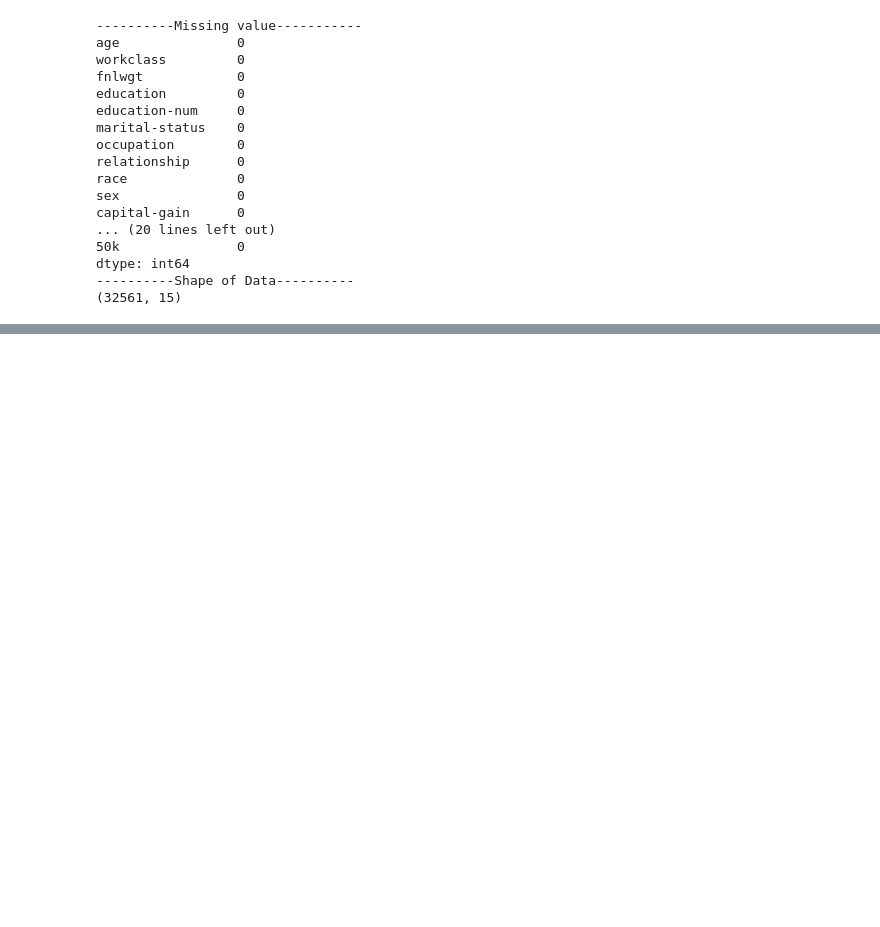
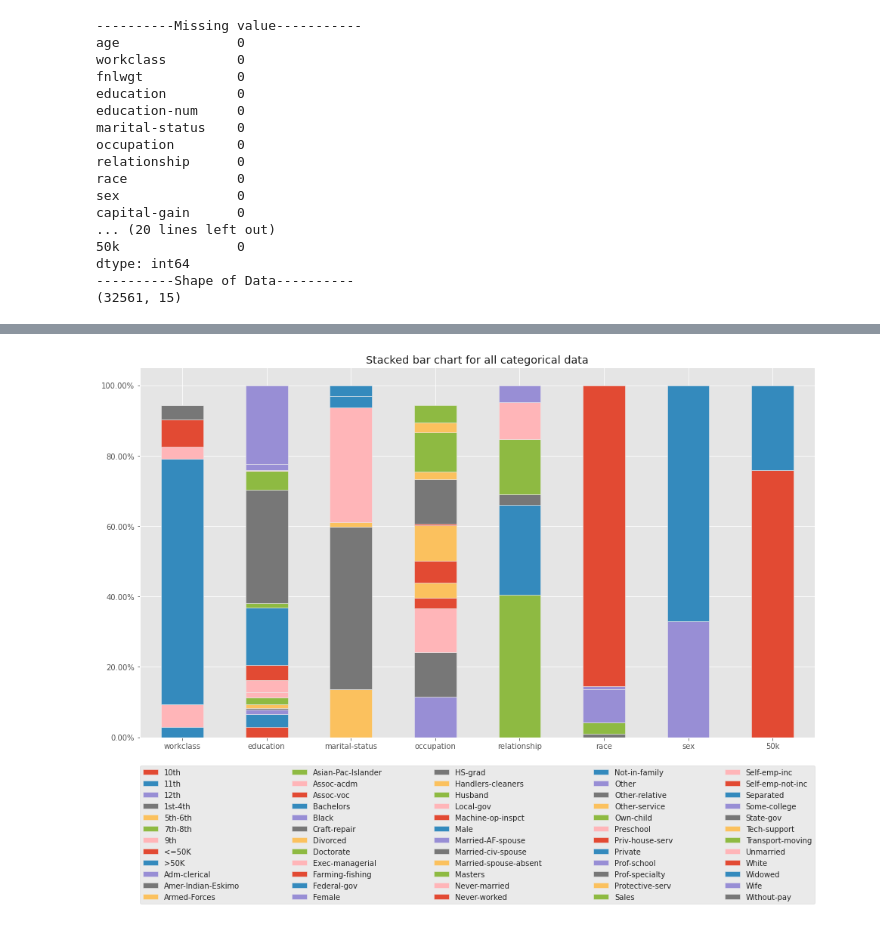
Before and after one commit to zongqi-wang/578-Data-Visualization, a Jupyter notebook: Data_Exploration_and_Visualizations.ipynb, the cells around one changed output, grey strips where cells are left out. Cells and saved outputs as stored; diff of their text form; code cells hidden in the pictures; blank space fills up the shorter version.

```diff
--- a/Data_Exploration_and_Visualizations.ipynb
+++ b/Data_Exploration_and_Visualizations.ipynb
@@ -159,0 +278,3 @@ df_num.hist(figsize=(16, 16), bins=50, xlabelsize=8, ylabelsize=8)
+# %%
+cat_df = train_dat.select_dtypes('category')
+cat_df.head()
@@ -159,0 +288,2 @@ df_num.hist(figsize=(16, 16), bins=50, xlabelsize=8, ylabelsize=8)
+# %%
+cat_df = cat_df[cat_df.notnull().any(axis=1)]
@@ -159,0 +302,15 @@ df_num.hist(figsize=(16, 16), bins=50, xlabelsize=8, ylabelsize=8)
+# %%
+counts = cat_df.drop('native-country', axis=1).apply(lambda x: x.value_counts() / len(x)).transpose()
+fig = plt.figure()
+ax = fig.add_subplot(111)
+counts.plot(ax=ax,kind='bar', stacked=True, rot=0)
+vals = ax.get_yticks()
+ax.set_yticklabels(['{:3.2f}%'.format(x*100) for x in vals])
+ax.legend( bbox_to_anchor=(0, -.45, 1, .102), loc='lower left',
+           ncol=5, mode="expand", borderaxespad=0.)
+plt.title('Stacked bar chart for all categorical data')
+ax.yaxis.grid(True)
+ax.set_axisbelow(True)
+plt.show()
+# %% [output]
+[figure, added]
```
Also changed, not shown: parts of 38 cells of this notebook.
